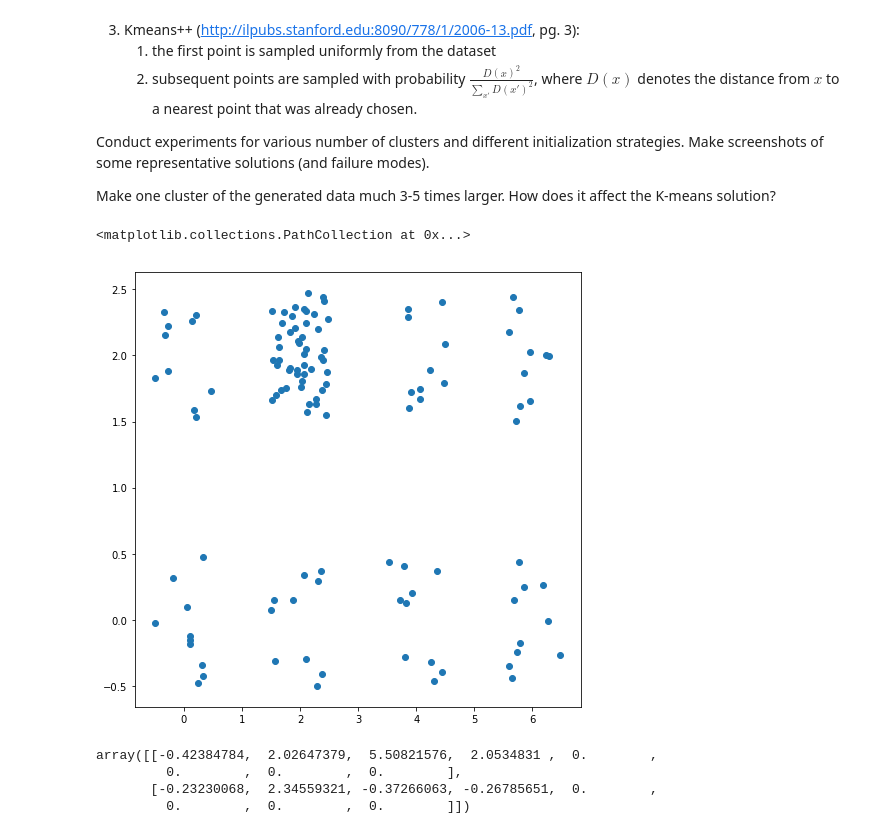
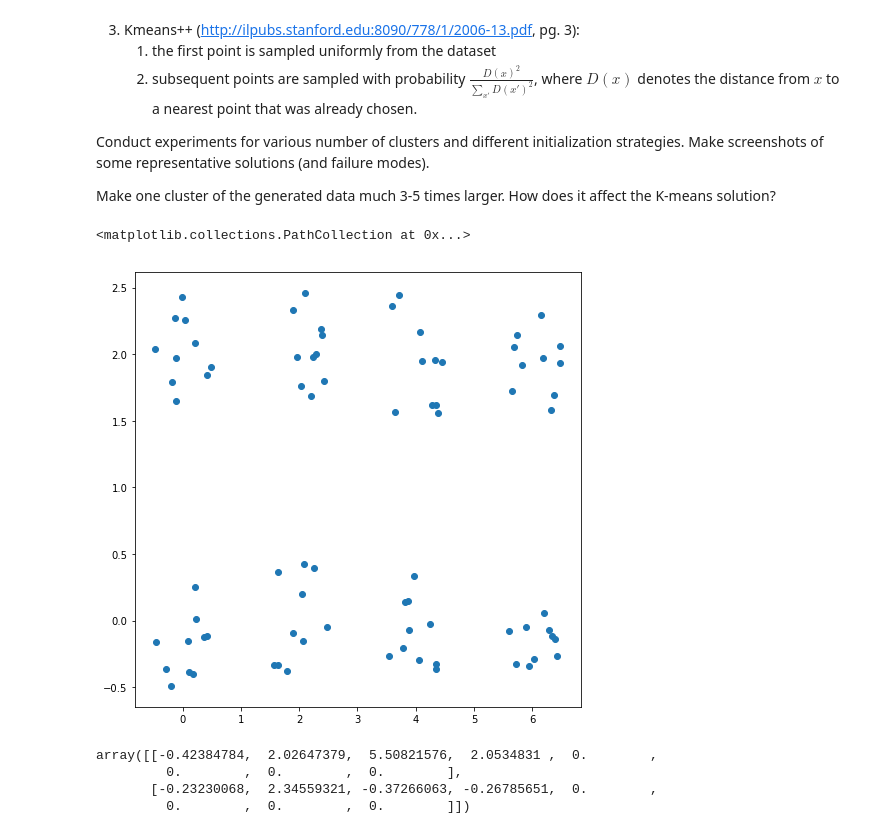
Before and after one commit to swistak35/nn_assignments, a Jupyter notebook: assignment6/assignment_6.ipynb, the cells around one changed output. Saved outputs shown, nothing was run; the diff lists cells and outputs as text; code cells hidden in the pictures.

```diff
--- a/assignment6/assignment_6.ipynb
+++ b/assignment6/assignment_6.ipynb
@@ -778,22 +778,23 @@ Make one cluster of the generated data much 3-5 times larger. How does it affect
 # %%
 def gen_cluster(x0, y0, n=20):
     return np.random.rand(2,n) + np.array([[x0],[y0]]) - 0.5
 
 def gen_data():
     clusters = []
 
     for x in [0,2,4,6]:
         for y in [0,2]:
-            n = 50 if x == 2 and y == 2 else 10
+#             n = 50 if x == 2 and y == 2 else 10
+            n = 10
             clusters.append(gen_cluster(x,y,n))
 
     return np.hstack(clusters)
 
 data = gen_data()
 scatter(data[0,:], data[1,:])
 # %% [output]
 <matplotlib.collections.PathCollection at 0x...>
-[figure, old version]
+[figure, new version]
 # %%
 def dist(X,Y):
     dd = X[:,None,:] - Y[:,:,None]
```
Also changed, not shown: parts of 4 cells of this notebook.
